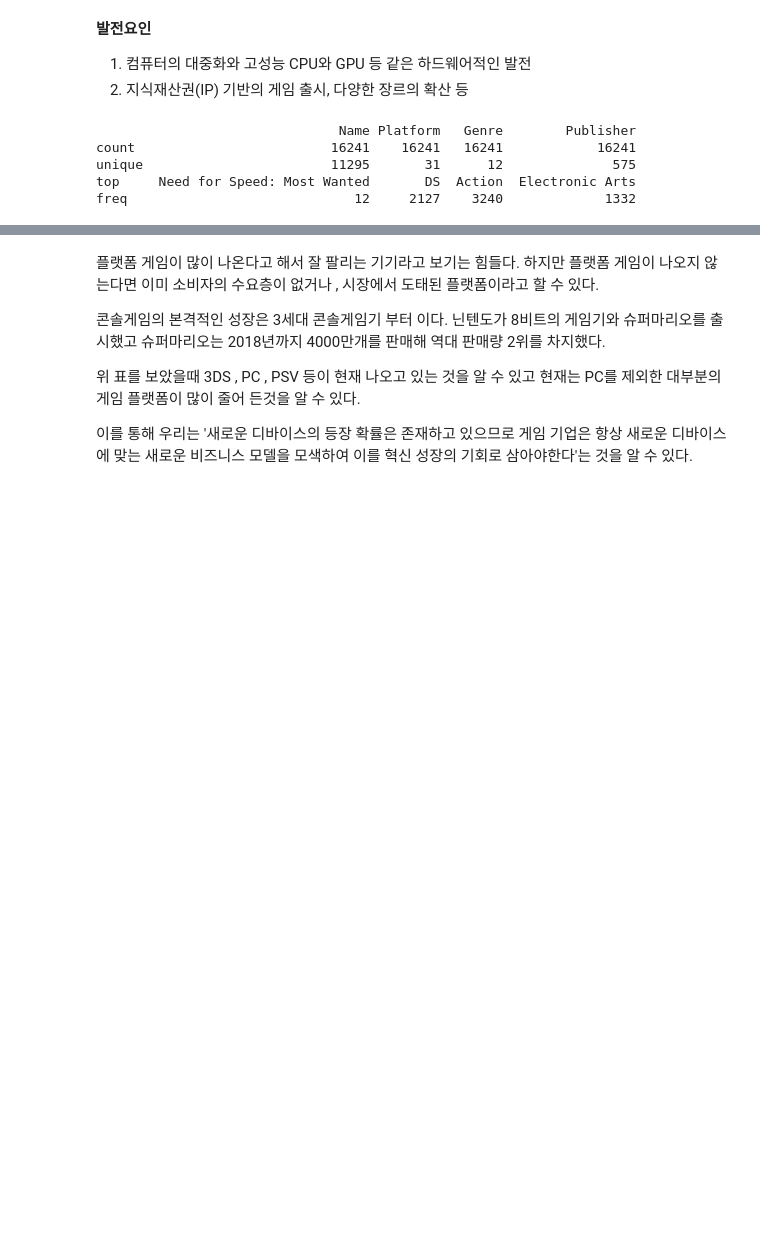
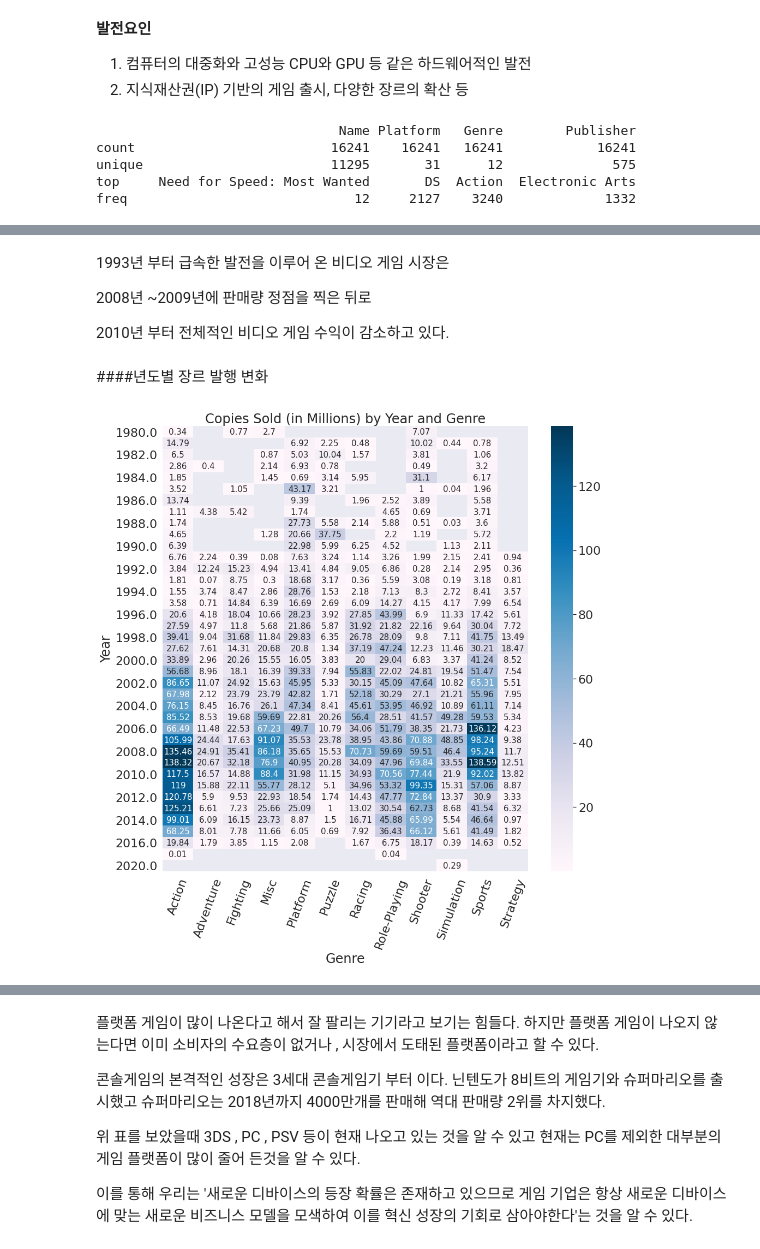
Before and after one commit to syh0397/codestates-AI-bootcamp-1, a Jupyter notebook: Untitled0.ipynb, the cells around one changed output, grey strips where cells are left out. Saved outputs shown, nothing was run; the diff lists cells and outputs as text; code cells hidden in the pictures; blank space fills up the shorter version.

```diff
--- a/Untitled0.ipynb
+++ b/Untitled0.ipynb
@@ -395,0 +457,20 @@ freq                             12     2127    3240             1332
+# %% [markdown]
+1993년 부터 급속한 발전을 이루어 온 비디오 게임 시장은
+
+2008년 ~2009년에 판매량 정점을 찍은 뒤로
+
+2010년 부터 전체적인 비디오 게임 수익이 감소하고 있다.
+# %% [markdown]
+####년도별 장르 발행 변화
+# %%
+genre_year_table = pd.pivot_table(data[data['Year'] <= 2020.0], values = ['overall_sales'], index = ['Year'], columns = ['Genre'], aggfunc = 'sum')
+
+plt.figure(figsize=(15,15))
+sns.heatmap(genre_year_table['overall_sales'], annot = True, annot_kws = {"size": 15}, fmt = 'g', cmap = "PuBu")
+plt.xticks(rotation = 70)
+plt.title('Copies Sold (in Millions) by Year and Genre')
+plt.xlabel('Genre')
+plt.ylabel('Year')
+plt.show()
+# %% [output]
+[figure, added]
```
Also changed, not shown: parts of 20 cells of this notebook.
